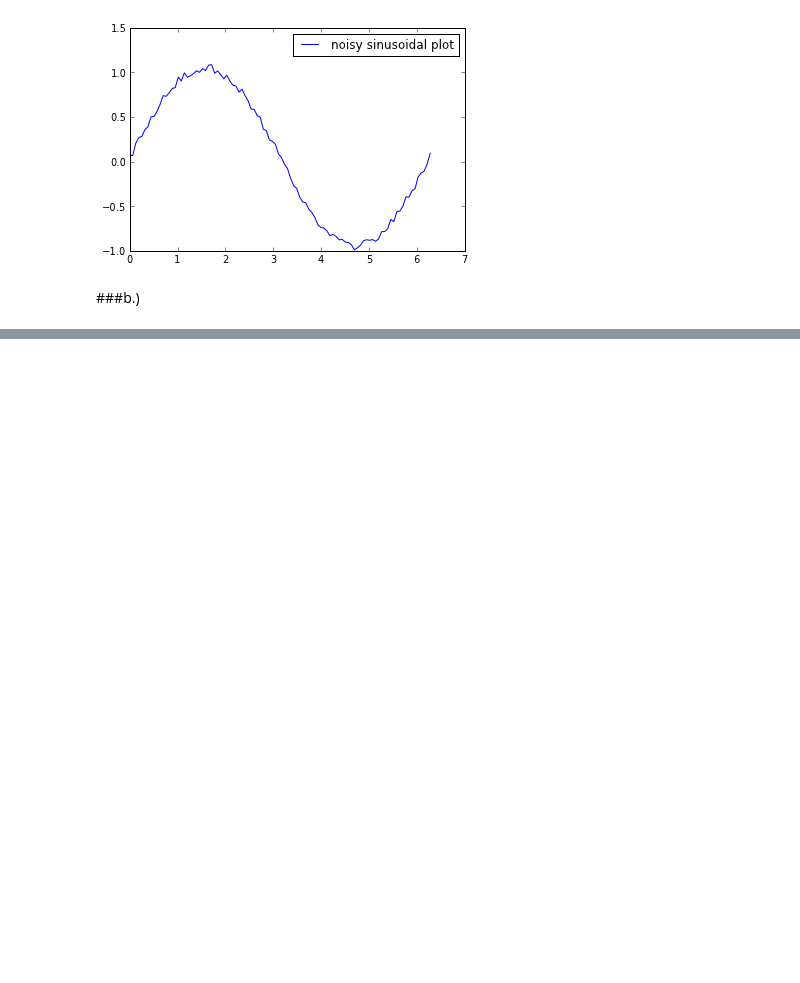
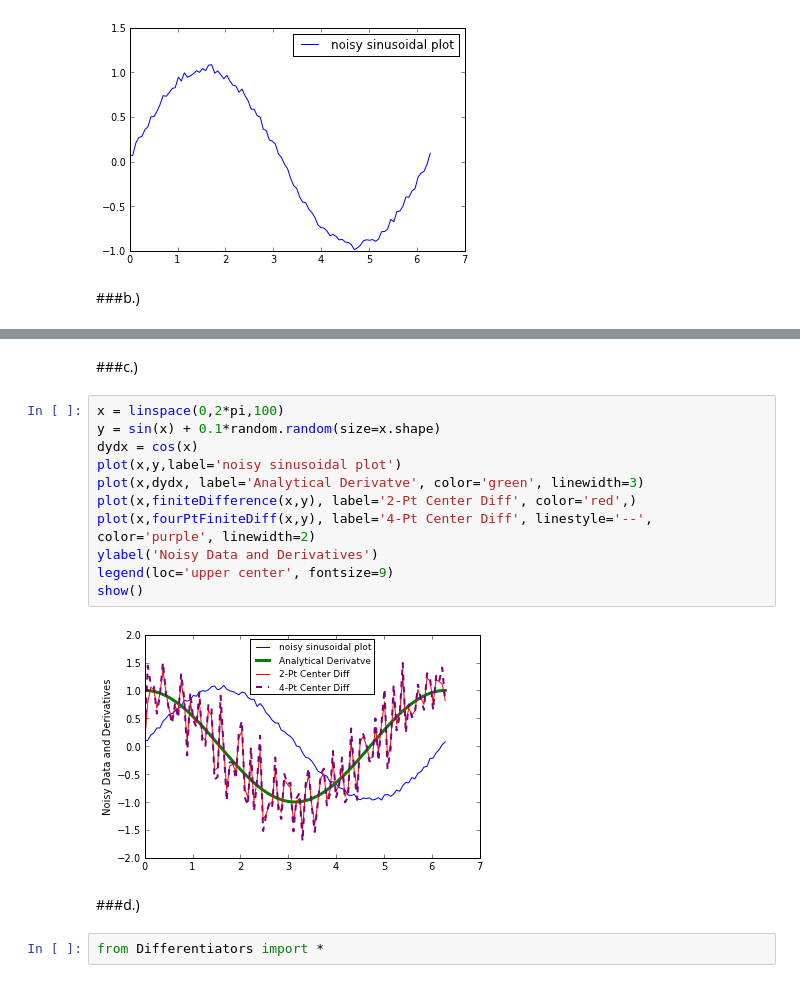
Before and after one commit to npilgram/PHYS202-S13, a Jupyter notebook: Week4/InterpAndDiffEx3.ipynb, the cells around one changed output, grey strips where cells are left out. Saved outputs shown, nothing was run; the diff lists cells and outputs as text; blank space fills up the shorter version.

```diff
--- a/Week4/InterpAndDiffEx3.ipynb
+++ b/Week4/InterpAndDiffEx3.ipynb
@@ -180,0 +248,19 @@ ValueError: shape mismatch: objects cannot be broadcast to a single shape
+# %% [markdown]
+###c.)
+# %%
+x = linspace(0,2*pi,100)
+y = sin(x) + 0.1*random.random(size=x.shape)
+dydx = cos(x)
+plot(x,y,label='noisy sinusoidal plot')
+plot(x,dydx, label='Analytical Derivatve', color='green', linewidth=3)
+plot(x,finiteDifference(x,y), label='2-Pt Center Diff', color='red',)
+plot(x,fourPtFiniteDiff(x,y), label='4-Pt Center Diff', linestyle='--', color='purple', linewidth=2)
+ylabel('Noisy Data and Derivatives')
+legend(loc='upper center', fontsize=9)
+show()
+# %% [output]
+[figure, added]
+# %% [markdown]
+###d.)
+# %%
+from Differentiators import *
```
Also changed, not shown: parts of 20 cells of this notebook, 1 other file.
